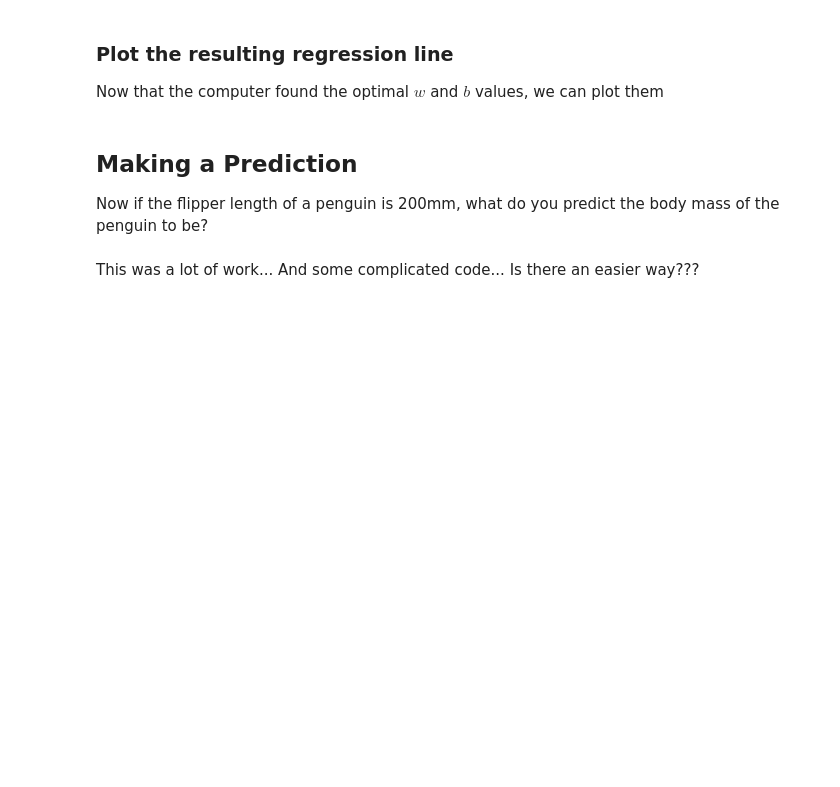
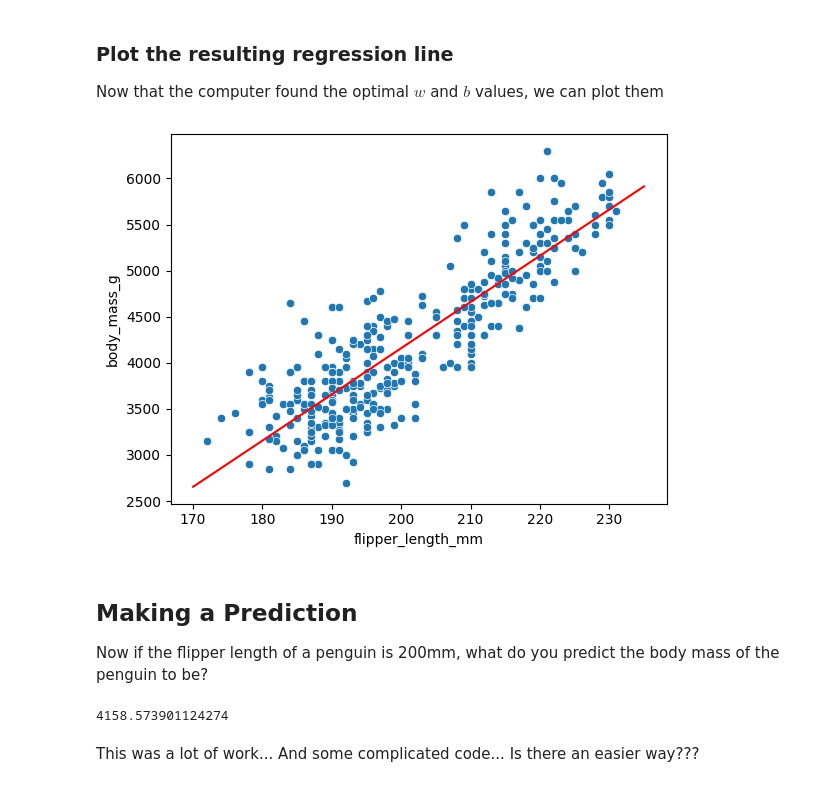
Before and after one commit to dymiyata/python-pro-intro-to-ml-spring-2026, a Jupyter notebook: intro_to_linear_regression.ipynb, the cells around one changed output. Saved outputs shown, nothing was run; the diff lists cells and outputs as text; code cells hidden in the pictures; blank space fills up the shorter version.

```diff
--- a/intro_to_linear_regression.ipynb
+++ b/intro_to_linear_regression.ipynb
@@ -97,13 +166,23 @@ print(f"After training: w={w_real:.2f}, b={b_real:.2f}")
 
 Now that the computer found the optimal $w$ and $b$ values, we can plot them
 # %%
+
 x = np.linspace(170,235,100)
 
 # The w and b values the computer found were called w_real and b_real
+sns.scatterplot(data=df, x=X, y=Y)
+plt.plot(x, w_real*x + b_real, color="red")
+plt.show()
+# %% [output]
+[figure, added]
 # %% [markdown]
 ## Making a Prediction
 
 Now if the flipper length of a penguin is 200mm, what do you predict the body mass of the penguin to be?
+# %%
+print(w_real * 200 + b_real)
+# %% [output]
+4158.573901124274
 # %% [markdown]
 This was a lot of work... And some complicated code... Is there an easier way???
 # %% [markdown]
```
Also changed, not shown: parts of 16 cells of this notebook.
